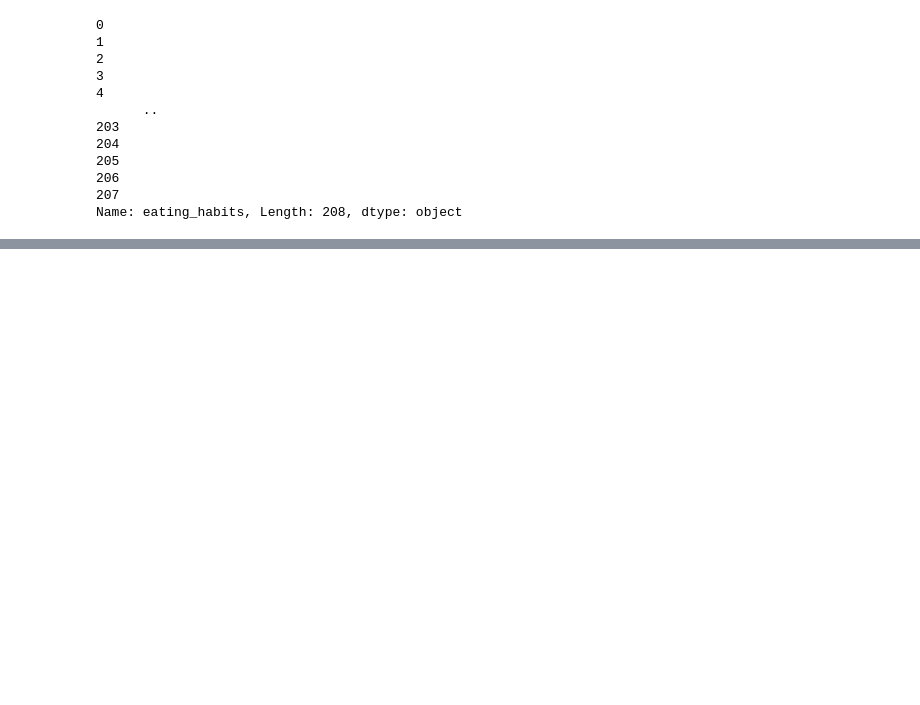
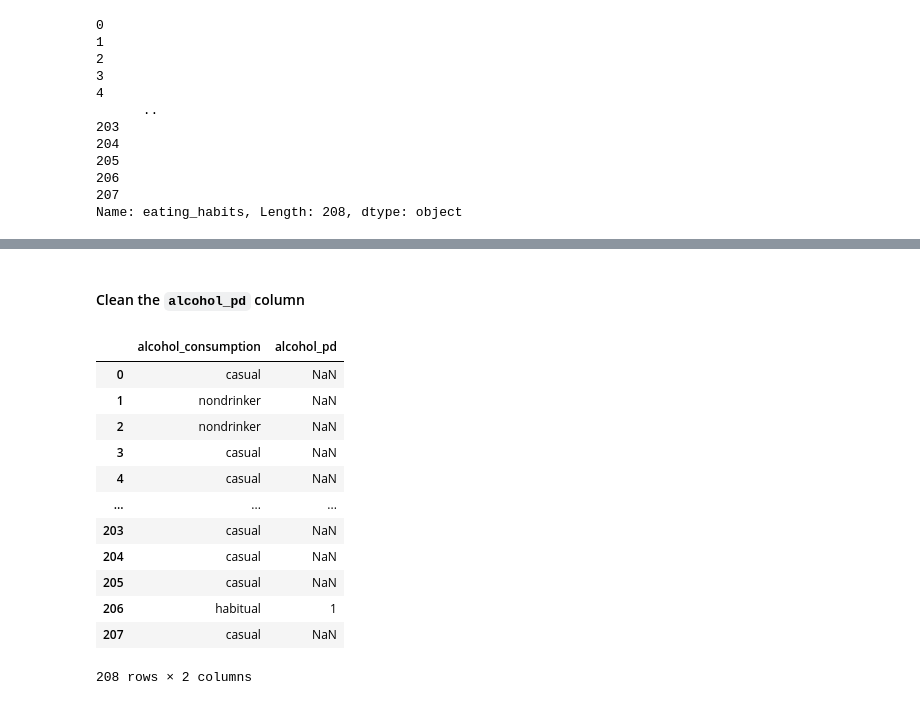
Before and after one commit to alyssahondrade/ml-perspectives-on-voice-disorder-diagnosis, a Jupyter notebook: 02_data_cleaning.ipynb, the cells around one changed output, grey strips where cells are left out. Drawn from its saved outputs; the diff is of its cells as text; code cells hidden in the pictures; blank space fills up the shorter version.

```diff
--- a/02_data_cleaning.ipynb
+++ b/02_data_cleaning.ipynb
@@ -318,0 +460,15 @@ updated_df[['smoker', 'cigarettes_pd']]
+# %%
+# Use this value to impute missing values
+casual_value = clean_cat_df.loc[clean_cat_df['smoker'] == 'casual', 'cigarettes_pd'].value_counts().mean()
+
+# Impute the missing values
+clean_cat_df.loc[casual_null, 'cigarettes_pd'] = casual_value
+# %%
+# Convert all other NaN values to `0`
+clean_cat_df['cigarettes_pd'] = clean_cat_df['cigarettes_pd'].fillna(0)
+
+# Convert the column type to an integer
+clean_cat_df['cigarettes_pd'] = clean_cat_df['cigarettes_pd'].astype(int)
+
+# Confirm changes
+clean_cat_df.info()
@@ -318,0 +493,18 @@ updated_df[['smoker', 'cigarettes_pd']]
+# %% [markdown]
+#### Clean the `alcohol_pd` column
+# %%
+clean_cat_df[['alcohol_consumption', 'alcohol_pd']]
+# %% [output]
+|  | alcohol_consumption | alcohol_pd |
+| 0 | casual | NaN |
+| 1 | nondrinker | NaN |
+| 2 | nondrinker | NaN |
+| 3 | casual | NaN |
+| 4 | casual | NaN |
+| ... | ... | ... |
+| 203 | casual | NaN |
+| 204 | casual | NaN |
+| 205 | casual | NaN |
+| 206 | habitual | 1 |
+| 207 | casual | NaN |
+208 rows × 2 columns
```
Also changed, not shown: parts of 21 cells of this notebook.
